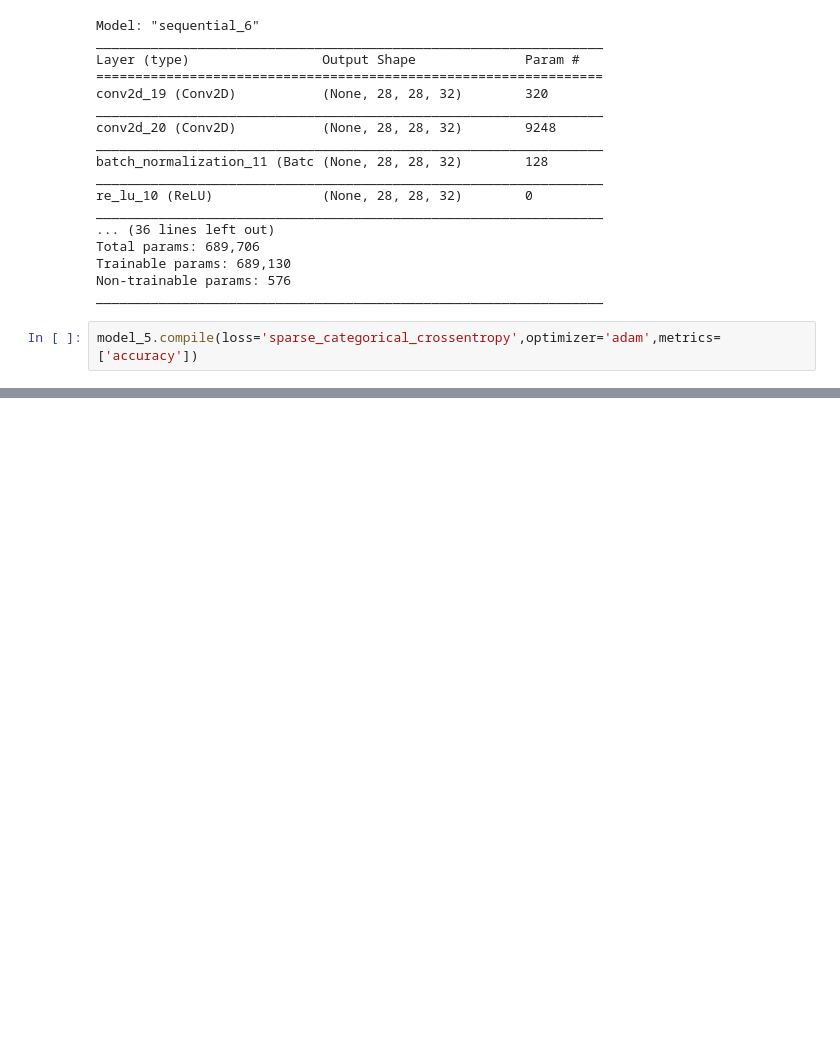
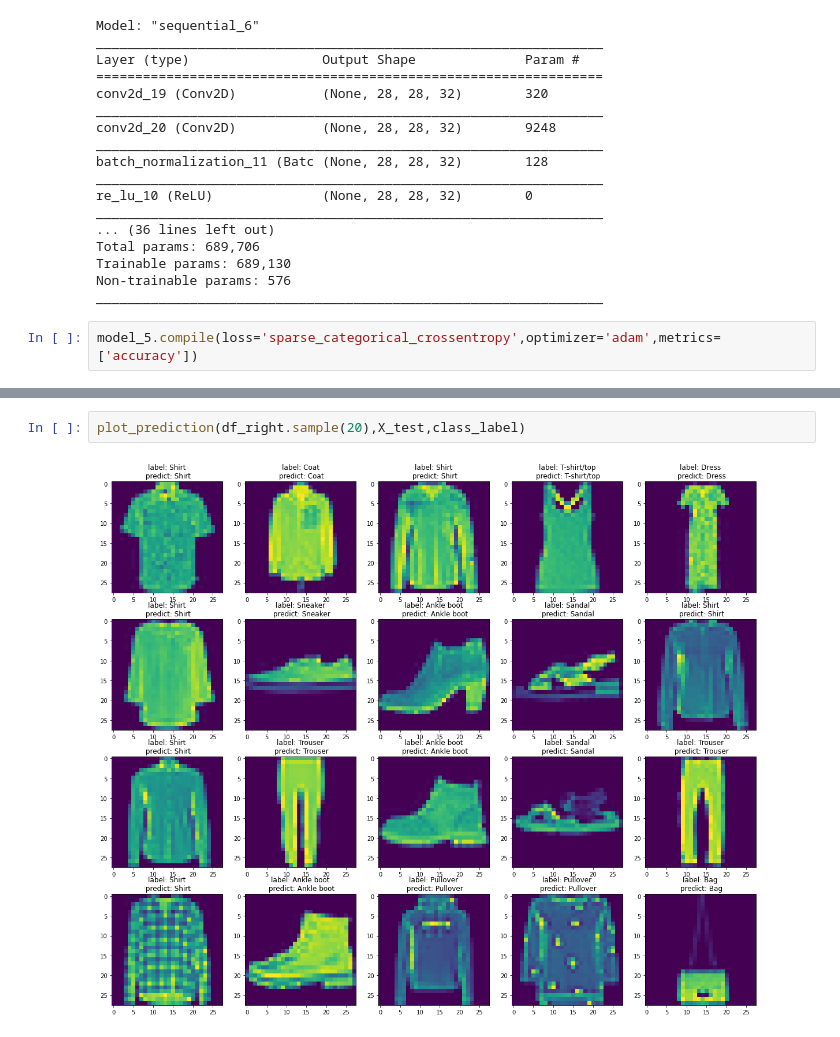
Before and after one commit to martinfinis/HelloCodeSchoolProject, a Jupyter notebook: Quest_Simple_Image_Classification_with_Neural_Networks_Martin.ipynb, the cells around one changed output, grey strips where cells are left out. Drawn from its saved outputs; the diff is of its cells as text; blank space fills up the shorter version.

```diff
--- a/Quest_Simple_Image_Classification_with_Neural_Networks_Martin.ipynb
+++ b/Quest_Simple_Image_Classification_with_Neural_Networks_Martin.ipynb
@@ -519,0 +551,4 @@ history_plot_from_loss_acc(history_6, "model_6 switch form padding valid to same
+# %%
+plot_prediction(df_right.sample(20),X_test,class_label)
+# %% [output]
+[figure, added]
```
Also changed, not shown: parts of 25 cells of this notebook.
